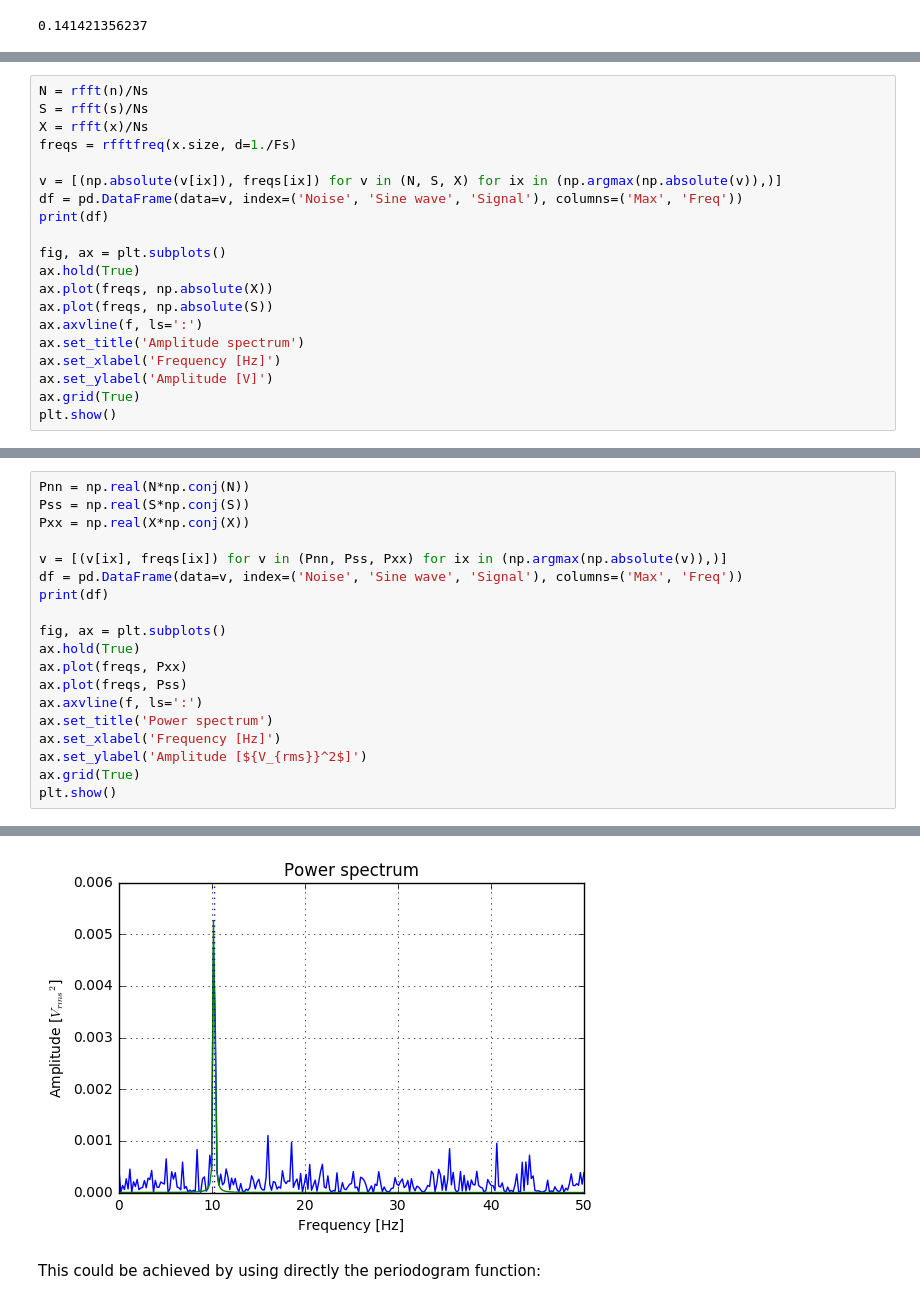
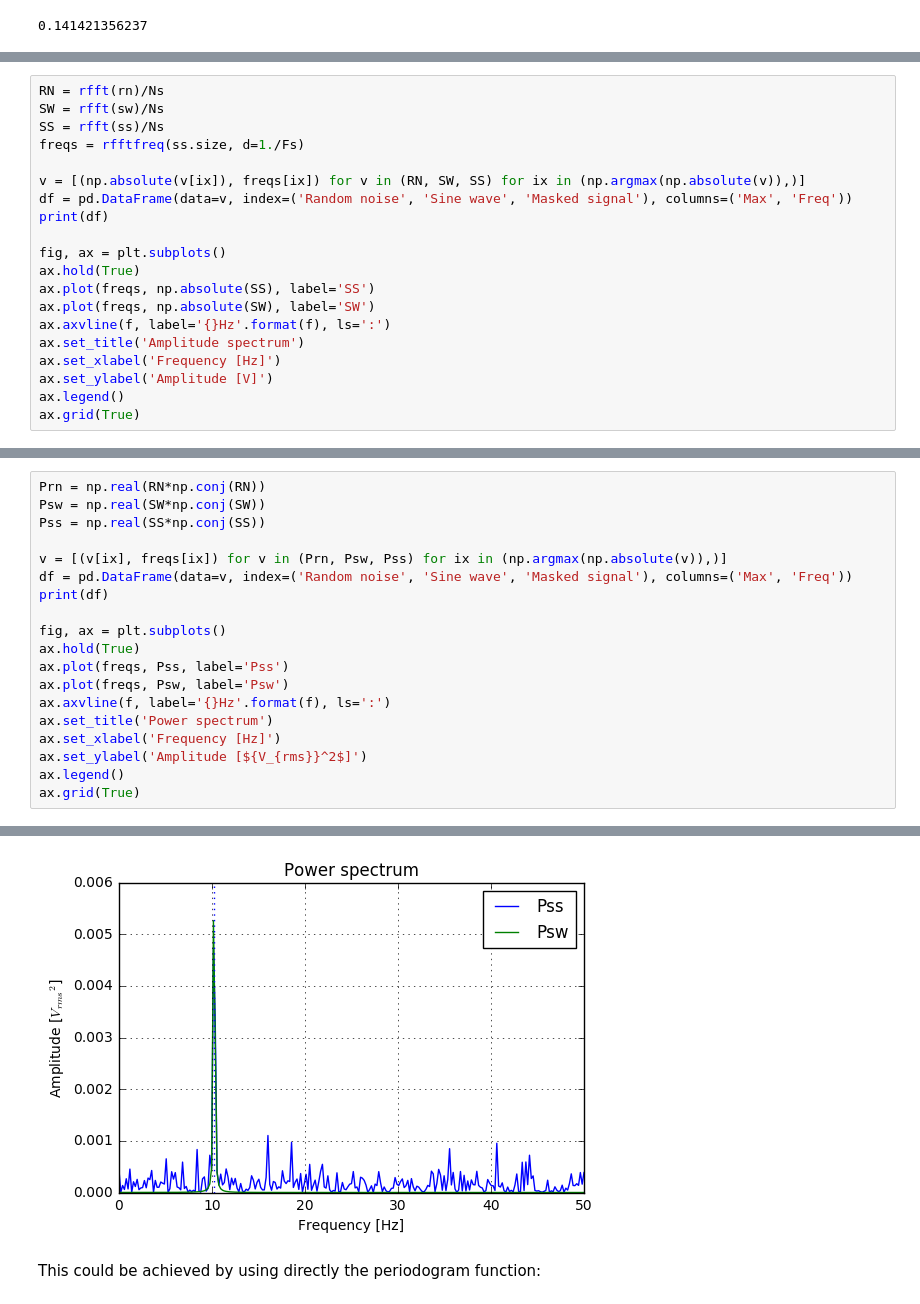
Before and after one commit to pxcandeias/py-notebooks, a Jupyter notebook: FFT_psd.ipynb, the cells around one changed output, grey strips where cells are left out. Drawn from its saved outputs; the diff is of its cells as text.

```diff
--- a/FFT_psd.ipynb
+++ b/FFT_psd.ipynb
@@ -105,21 +116,21 @@ We will start processing this signal by taking its Fourier transform into the fr
 # %%
-N = rfft(n)/Ns
-S = rfft(s)/Ns
-X = rfft(x)/Ns
-freqs = rfftfreq(x.size, d=1./Fs)
+RN = rfft(rn)/Ns
+SW = rfft(sw)/Ns
+SS = rfft(ss)/Ns
+freqs = rfftfreq(ss.size, d=1./Fs)
 
-v = [(np.absolute(v[ix]), freqs[ix]) for v in (N, S, X) for ix in (np.argmax(np.absolute(v)),)]
-df = pd.DataFrame(data=v, index=('Noise', 'Sine wave', 'Signal'), columns=('Max', 'Freq'))
+v = [(np.absolute(v[ix]), freqs[ix]) for v in (RN, SW, SS) for ix in (np.argmax(np.absolute(v)),)]
+df = pd.DataFrame(data=v, index=('Random noise', 'Sine wave', 'Masked signal'), columns=('Max', 'Freq'))
 print(df)
 
 fig, ax = plt.subplots()
 ax.hold(True)
-ax.plot(freqs, np.absolute(X))
-ax.plot(freqs, np.absolute(S))
-ax.axvline(f, ls=':')
+ax.plot(freqs, np.absolute(SS), label='SS')
+ax.plot(freqs, np.absolute(SW), label='SW')
+ax.axvline(f, label='{}Hz'.format(f), ls=':')
 ax.set_title('Amplitude spectrum')
 ax.set_xlabel('Frequency [Hz]')
 ax.set_ylabel('Amplitude [V]')
+ax.legend()
 ax.grid(True)
-plt.show()
 # %% [output]
@@ -133,20 +150,20 @@ The division of the FFT by the number of samples (Ns) was necessary in order to
 # %%
-Pnn = np.real(N*np.conj(N))
-Pss = np.real(S*np.conj(S))
-Pxx = np.real(X*np.conj(X))
+Prn = np.real(RN*np.conj(RN))
+Psw = np.real(SW*np.conj(SW))
+Pss = np.real(SS*np.conj(SS))
 
-v = [(v[ix], freqs[ix]) for v in (Pnn, Pss, Pxx) for ix in (np.argmax(np.absolute(v)),)]
-df = pd.DataFrame(data=v, index=('Noise', 'Sine wave', 'Signal'), columns=('Max', 'Freq'))
+v = [(v[ix], freqs[ix]) for v in (Prn, Psw, Pss) for ix in (np.argmax(np.absolute(v)),)]
+df = pd.DataFrame(data=v, index=('Random noise', 'Sine wave', 'Masked signal'), columns=('Max', 'Freq'))
 print(df)
 
 fig, ax = plt.subplots()
 ax.hold(True)
-ax.plot(freqs, Pxx)
-ax.plot(freqs, Pss)
-ax.axvline(f, ls=':')
+ax.plot(freqs, Pss, label='Pss')
+ax.plot(freqs, Psw, label='Psw')
+ax.axvline(f, label='{}Hz'.format(f), ls=':')
 ax.set_title('Power spectrum')
 ax.set_xlabel('Frequency [Hz]')
 ax.set_ylabel('Amplitude [${V_{rms}}^2$]')
+ax.legend()
 ax.grid(True)
-plt.show()
 # %% [output]
@@ -157,4 +174,4 @@ Signal     0.004742  10.156250
-[figure, old version]
+[figure, new version]
 # %% [markdown]
 This could be achieved by using directly the periodogram function:
 # %%
```
Also changed, not shown: parts of 15 cells of this notebook.
